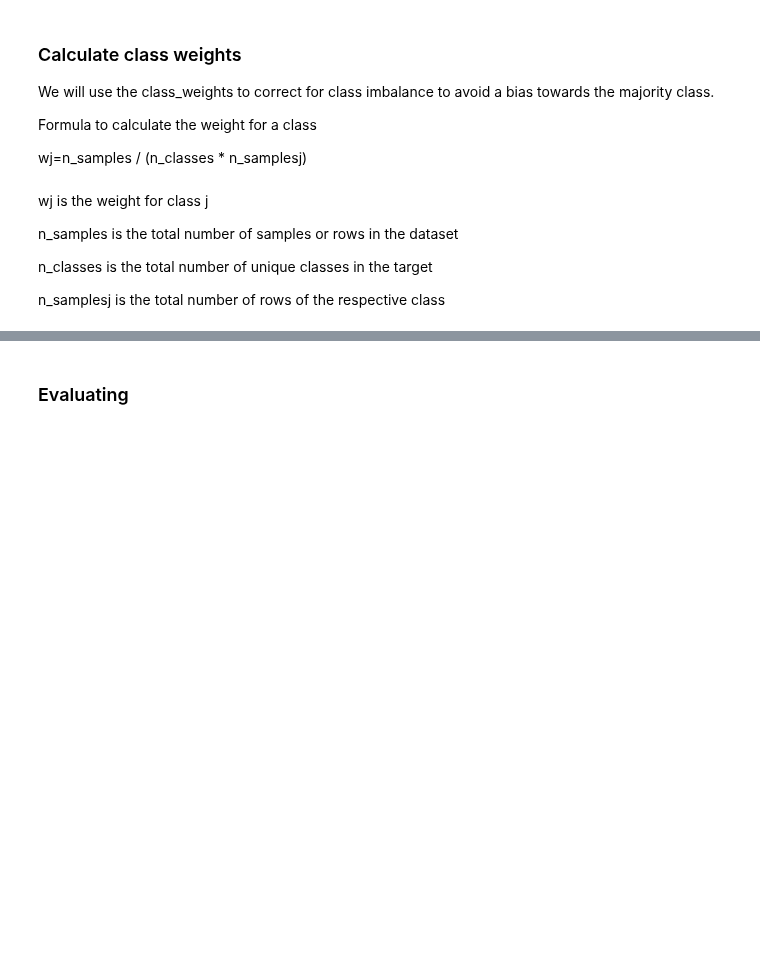
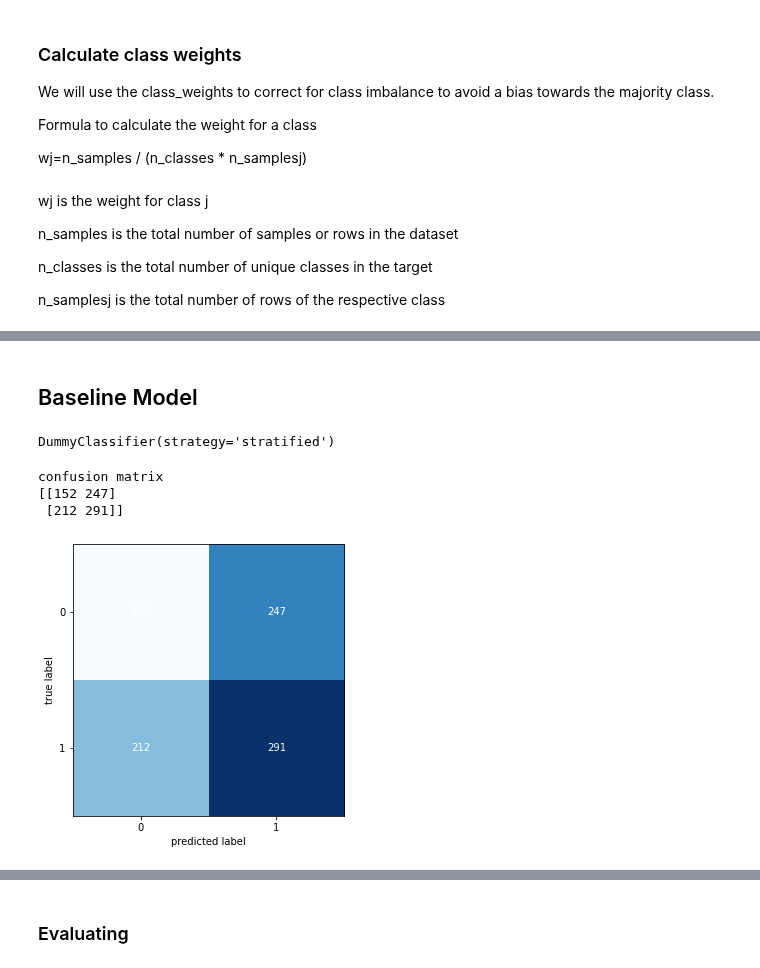
Before and after one commit to erotavlas/machine-learning, a Jupyter notebook: IBMAdvancedDataScience_Capstone/IBMAdvancedDataScience_Capstone_Incomplete.ipynb, the cells around one changed output, grey strips where cells are left out. Drawn from its saved outputs; the diff is of its cells as text; code cells hidden in the pictures; blank space fills up the shorter version.

```diff
--- a/IBMAdvancedDataScience_Capstone/IBMAdvancedDataScience_Capstone_Incomplete.ipynb
+++ b/IBMAdvancedDataScience_Capstone/IBMAdvancedDataScience_Capstone_Incomplete.ipynb
@@ -864,0 +749,34 @@ Epoch 25/25
+# %%
+x_tr = []
+y_tr = []
+
+batches = 0
+
+for inputs,outputs in tqdm(train_set):
+    batches += 1
+    for i in range(len(inputs)):
+        flat = inputs[i].flatten()
+        x_tr.append(flat)
+        y_tr.append(outputs[i])
+
+    if batches >= len(train_df) / 32:
+    # we need to break the loop by hand because
+    # the generator loops indefinitely
+        break
+# %%
+x_val = []
+y_val = []
+
+batches = 0
+
+for inputs,outputs in tqdm(validation_set):
+    batches += 1
+    for i in range(len(inputs)):
+        flat = inputs[i].flatten()
+        x_val.append(flat)
+        y_val.append(outputs[i])
+
+    if batches >= len(validation_df) / 32:
+    # we need to break the loop by hand because
+    # the generator loops indefinitely
+        break
@@ -864,0 +800,2 @@ Epoch 25/25
+# %% [markdown]
+## Baseline Model
@@ -864,0 +806,17 @@ Epoch 25/25
+# %%
+clf_baseline = DummyClassifier(strategy="stratified")
+clf_baseline.fit(x_tr, y_tr)
+# %% [output]
+DummyClassifier(strategy='stratified')
+# %%
+pred_baseline = clf_baseline.predict_proba(x_val)
+CM_baseline = confusion_matrix(validation_set.classes, np.argmax(pred_baseline, axis=1))
+print("confusion matrix")
+print(CM_baseline)
+fig, ax = plot_confusion_matrix(conf_mat=CM_baseline ,  figsize=(5, 5))
+plt.show()
+# %% [output]
+confusion matrix
+[[152 247]
+ [212 291]]
+[figure, added]
```
Also changed, not shown: parts of 105 cells of this notebook.
